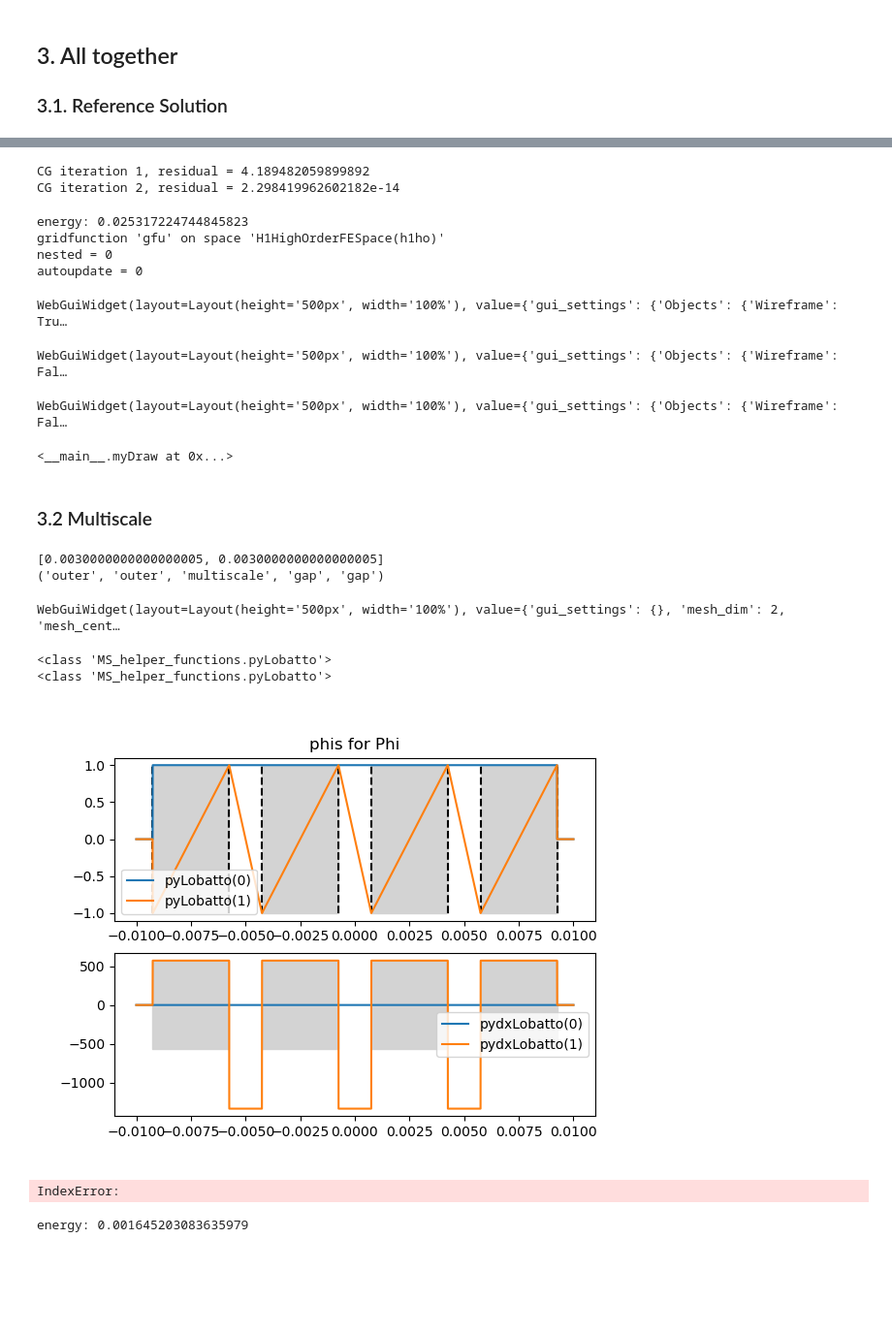
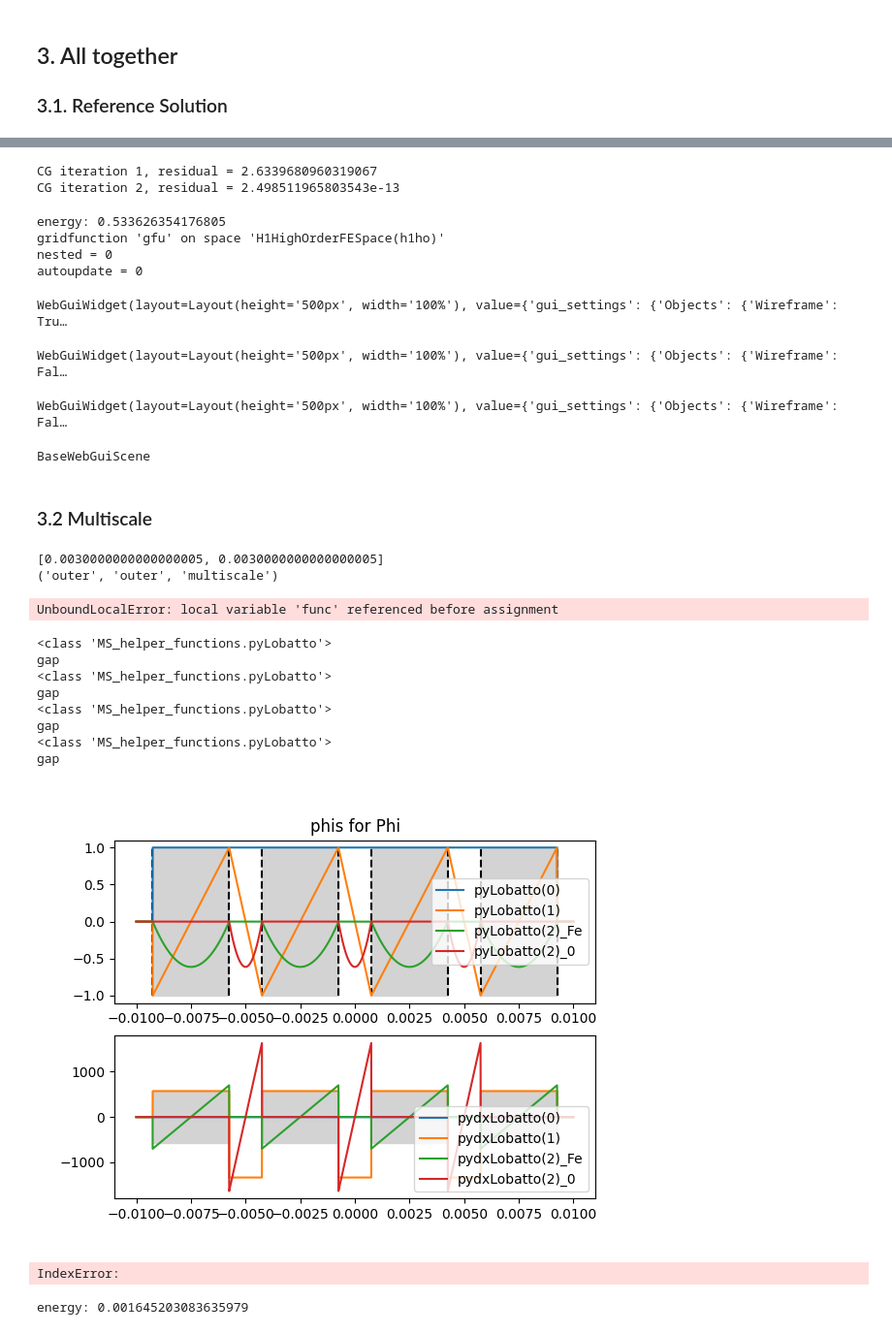
Before and after one commit to vhanser/ngsolveexample, a Jupyter notebook: content/multiscale/multiscale2DAll.ipynb, the cells around one changed output, grey strips where cells are left out. Shown: that part at 97% size. Cells and saved outputs as stored; diff of their text form; code cells hidden in the pictures; blank space fills up the shorter version.

```diff
--- a/content/multiscale/multiscale2DAll.ipynb
+++ b/content/multiscale/multiscale2DAll.ipynb
@@ -20,7 +20,7 @@ from meshGen import mesh2DLaminates
 rotated = True
 modelHalfAir = False
 
-onlySmooth = False
+onlySmooth = True
 onlyRough = False
 
 class myDraw:
@@ -106,25 +103,25 @@ sol_ref, energy_ref = calcRef()
 H_ref = -grad(sol_ref)
 B_ref = lam  * H_ref
 # %% [output]
-CG iteration 1, residual = 4.189482059899892
-CG iteration 2, residual = 2.298419962602182e-14
+CG iteration 1, residual = 2.6339680960319067
+CG iteration 2, residual = 2.498511965803543e-13
 # %%
 
 
 print(f"energy:\t{energy_ref}")
 print(sol_ref)
-myDraw(sol_ref, settings={"Objects":{"Wireframe":True}, "deformation": 0.01})
-myDraw( H_ref, meshRef, settings={"Objects":{"Wireframe":False}, "deformation": False}, max = 200)
-myDraw(B_ref, meshRef, settings={"Objects":{"Wireframe":False}, "deformation": False}, max=400)
+Draw(sol_ref, settings={"Objects":{"Wireframe":True}, "deformation": 0.01})
+Draw( H_ref, meshRef, settings={"Objects":{"Wireframe":False}, "deformation": False}, max = 200)
+Draw(B_ref, meshRef, settings={"Objects":{"Wireframe":False}, "deformation": False}, max=400)
 # %% [output]
-energy: 0.025317224744845823
+energy: 0.533626354176805
 gridfunction 'gfu' on space 'H1HighOrderFESpace(h1ho)'
 nested = 0
 autoupdate = 0
 WebGuiWidget(layout=Layout(height='500px', width='100%'), value={'gui_settings': {'Objects': {'Wireframe': Tru…
 WebGuiWidget(layout=Layout(height='500px', width='100%'), value={'gui_settings': {'Objects': {'Wireframe': Fal…
 WebGuiWidget(layout=Layout(height='500px', width='100%'), value={'gui_settings': {'Objects': {'Wireframe': Fal…
-<__main__.myDraw at 0x...>
+BaseWebGuiScene
 # %% [markdown]
 ### 3.2 Multiscale
 # %%
@@ -136,14 +133,14 @@ meshMS = cMeshMS.mesh
 print(meshMS.GetMaterials())
 # %% [output]
 [0.0030000000000000005, 0.0030000000000000005]
-('outer', 'outer', 'multiscale', 'gap', 'gap')
+('outer', 'outer', 'multiscale')
 # %%
 myDraw(meshMS.ngmesh)
 from myPackage import drawBndAll
 
 # drawBndAll(meshMS, drawFunc=Draw, block=False)
 # %% [output]
-WebGuiWidget(layout=Layout(height='500px', width='100%'), value={'gui_settings': {}, 'mesh_dim': 2, 'mesh_cent…
+UnboundLocalError: local variable 'func' referenced before assignment
 # %%
 
 import importlib
@@ -178,17 +175,20 @@ else:
 
 
 def calcMultiscale(useGradients=True, drawPhis=True):
+    domains = "multiscale|gap"
+    if onlySmooth:
+        domains = "multiscale"
 
     roughbnd = "left|right" if rotated else "top|bottom"
     smoothbnd = "itop|ibottom" if rotated else "ileft|iright"
 
     # microshape functions
     orderPhi = [
-            cl_Phi(0, fes_order=2, material="multiscale|gap", dirichlet=roughbnd, useGradients=True, useAbsolutes=True),
-            cl_Phi(1, fes_order=2, material="multiscale|gap", dirichlet=roughbnd, useGradients=True, useAbsolutes=True),
+            cl_Phi(0, fes_order=2, material=domains, dirichlet=roughbnd, useGradients=True, useAbsolutes=True),
+            cl_Phi(1, fes_order=2, material=domains, dirichlet=roughbnd, useGradients=True, useAbsolutes=True),
 
-            # cl_Phi(2, fes_order=2, material="multiscale|gap", dirichlet=roughbnd, inAir=False, useGradients=True, modelHalfAir=False),
-            # cl_Phi(2, fes_order=2, material="multiscale|gap", dirichlet=roughbnd, inIron=False, useGradients=True, modelHalfAir=False),
+            cl_Phi(2, fes_order=2, material=domains, dirichlet=roughbnd, inAir=False, useGradients=True, modelHalfAir=False),
+            cl_Phi(2, fes_order=2, material=domains, dirichlet=roughbnd, inIron=False, useGradients=True, modelHalfAir=False),
 
             # cl_Phi(4, fes_order=1, material="multiscale|gap", dirichlet=roughbnd, useGradients=True, inAir=False, modelHalfAir=False),
             # cl_Phi(4, fes_order=1, material="multiscale|gap", dirichlet=roughbnd, useGradients=True, inIron=False, modelHalfAir=False),
@@ -281,34 +281,40 @@ def calcMultiscale(useGradients=True, drawPhis=True):
 
 
     prec = Preconditioner(a,type="direct")
 
 
     # dirichlet boundary values
     sol.components[0].Set(1 * x/Norm(x), BND)
     sol.components[1].Set(1 * x/Norm(x), BND)
 
     solvers.BVP(bf = a, lf= f, pre=prec, gf=sol, maxsteps=10)
 
     energy =  Integrate(getIntegrand4BFI(cl_gradgradMS.gradsol_pack, cl_gradgradMS.gradsol_pack, lambda2, lambda1), meshMS,
                                                     definedon=meshMS.Materials("multiscale"))
 
     print("a norm", a.mat.AsVector().Norm())
     return sol, cl_gradgradMS.sol_pack, cl_gradgradMS.sol_comp, cl_gradgradMS.gradsol_comp, energy, cl_gradgradMS
 
 
 
 sol_MS, sol_pack_MS, sol_comp_MS, H_comp, energy_MS, cl_gradgradMS = calcMultiscale(False, drawPhis=True)
 H_MS = sum(H_comp)
 H_MS.Compile()
 print(energy_ref, energy_MS)
 # print(Integrate(Norm(sum(sol_comp_MS) - sol_ref), meshRef))
 
 
 u_MS = sum(sol_comp_MS)
 # %% [output]
 <class 'MS_helper_functions.pyLobatto'>
+gap
 <class 'MS_helper_functions.pyLobatto'>
+gap
+<class 'MS_helper_functions.pyLobatto'>
+gap
+<class 'MS_helper_functions.pyLobatto'>
+gap
-[figure, old version]
+[figure, new version]
 IndexError:
 # %%
 print(f"energy:\t{energy_MS}")
```
Also changed, not shown: parts of 2 cells of this notebook.
